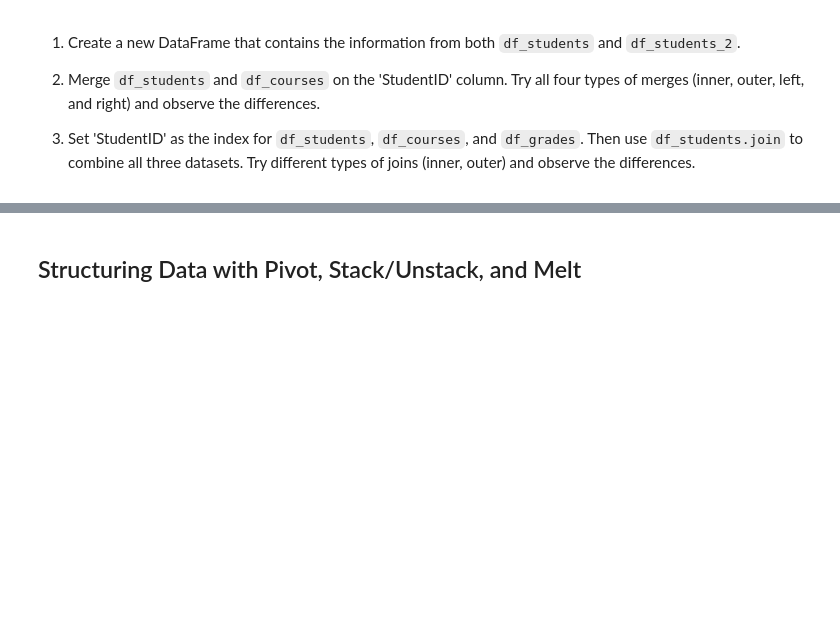
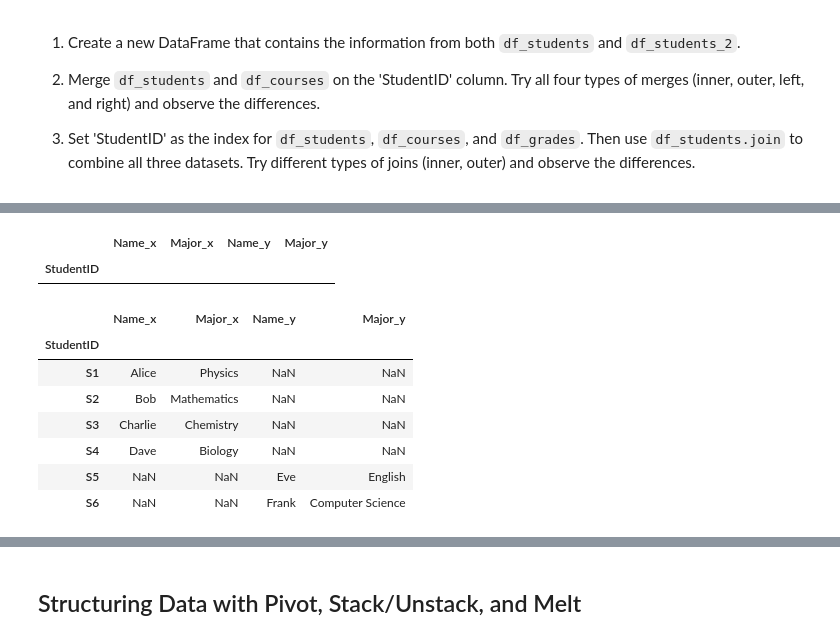
Before and after one commit to samyak-anand/DS_2025_ICK, a Jupyter notebook: Classwork/2.3_combining_structuring_data.ipynb, the cells around one changed output, grey strips where cells are left out. Saved outputs shown, nothing was run; the diff lists cells and outputs as text; code cells hidden in the pictures; blank space fills up the shorter version.

```diff
--- a/Classwork/2.3_combining_structuring_data.ipynb
+++ b/Classwork/2.3_combining_structuring_data.ipynb
@@ -281,0 +309,21 @@ df_grades = pd.DataFrame({
+# %%
+df_students.set_index('StudentID', inplace=True)
+df_students_2.set_index('StudentID', inplace=True)
+df_courses.set_index('StudentID', inplace=True)
+df_grades.set_index('StudentID', inplace=True)
+# %%
+pd.merge(df_students,df_students_2, on ="StudentID")
+# %% [output]
+|  | Name_x | Major_x | Name_y | Major_y |
+| StudentID |  |  |  |  |
+# %%
+pd.merge(df_students,df_students_2, on ="StudentID", how="outer")
+# %% [output]
+|  | Name_x | Major_x | Name_y | Major_y |
+| StudentID |  |  |  |  |
+| S1 | Alice | Physics | NaN | NaN |
+| S2 | Bob | Mathematics | NaN | NaN |
+| S3 | Charlie | Chemistry | NaN | NaN |
+| S4 | Dave | Biology | NaN | NaN |
+| S5 | NaN | NaN | Eve | English |
+| S6 | NaN | NaN | Frank | Computer Science |
```
Also changed, not shown: parts of 11 cells of this notebook, 8 other files.
